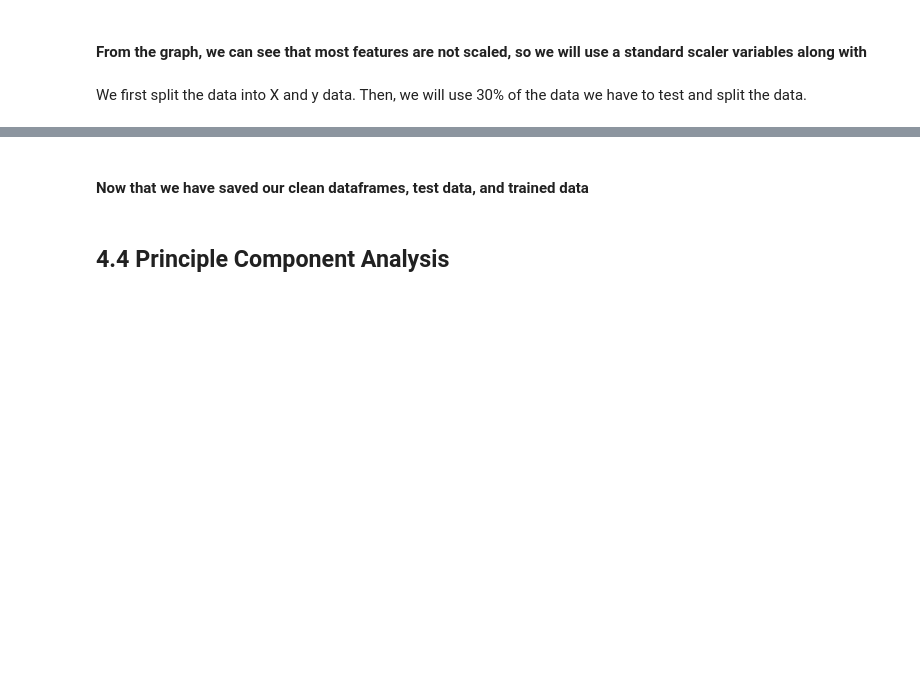
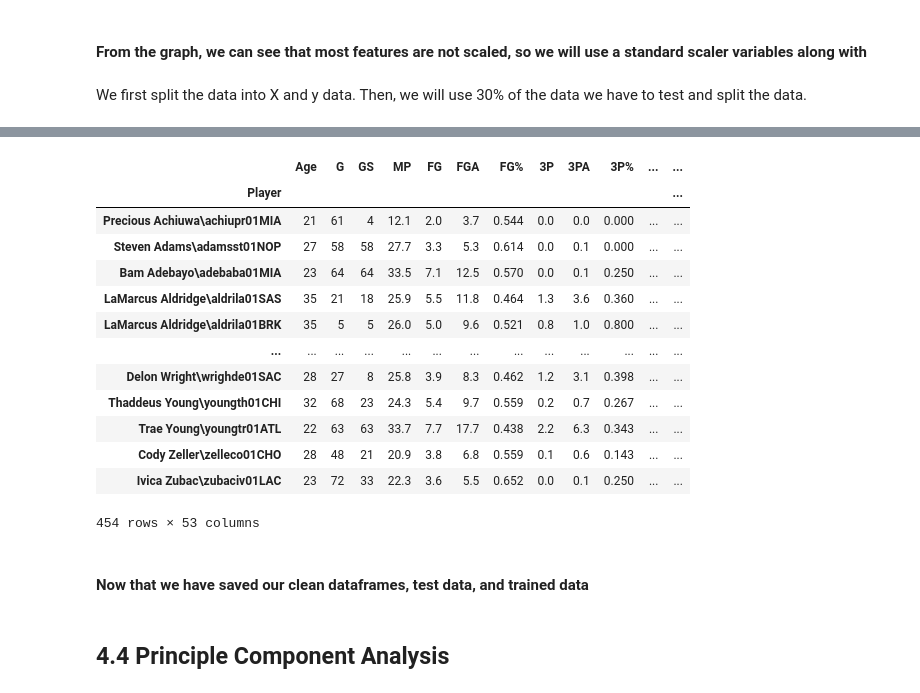
Before and after one commit to frankli073/Capstone_Project2, a Jupyter notebook: 4_Preprocessing_and_Training_Data_Development.ipynb, the cells around one changed output, grey strips where cells are left out. Drawn from its saved outputs; the diff is of its cells as text; code cells hidden in the pictures; blank space fills up the shorter version.

```diff
--- a/4_Preprocessing_and_Training_Data_Development.ipynb
+++ b/4_Preprocessing_and_Training_Data_Development.ipynb
@@ -201,4 +216,21 @@ X_scaled = ss.fit_transform(X)
 # %%
 X_train, X_test, y_train, y_test = train_test_split(X_scaled, y, test_size=.3, random_state=100)
+# %%
+df
+# %% [output]
+|  | Age | G | GS | MP | FG | FGA | FG% | 3P | 3PA | 3P% | ... | ... |
+| Player |  |  |  |  |  |  |  |  |  |  |  | ... |
+| Precious Achiuwa\achiupr01MIA | 21 | 61 | 4 | 12.1 | 2.0 | 3.7 | 0.544 | 0.0 | 0.0 | 0.000 | ... | ... |
+| Steven Adams\adamsst01NOP | 27 | 58 | 58 | 27.7 | 3.3 | 5.3 | 0.614 | 0.0 | 0.1 | 0.000 | ... | ... |
+| Bam Adebayo\adebaba01MIA | 23 | 64 | 64 | 33.5 | 7.1 | 12.5 | 0.570 | 0.0 | 0.1 | 0.250 | ... | ... |
+| LaMarcus Aldridge\aldrila01SAS | 35 | 21 | 18 | 25.9 | 5.5 | 11.8 | 0.464 | 1.3 | 3.6 | 0.360 | ... | ... |
+| LaMarcus Aldridge\aldrila01BRK | 35 | 5 | 5 | 26.0 | 5.0 | 9.6 | 0.521 | 0.8 | 1.0 | 0.800 | ... | ... |
+| ... | ... | ... | ... | ... | ... | ... | ... | ... | ... | ... | ... | ... |
+| Delon Wright\wrighde01SAC | 28 | 27 | 8 | 25.8 | 3.9 | 8.3 | 0.462 | 1.2 | 3.1 | 0.398 | ... | ... |
+| Thaddeus Young\youngth01CHI | 32 | 68 | 23 | 24.3 | 5.4 | 9.7 | 0.559 | 0.2 | 0.7 | 0.267 | ... | ... |
+| Trae Young\youngtr01ATL | 22 | 63 | 63 | 33.7 | 7.7 | 17.7 | 0.438 | 2.2 | 6.3 | 0.343 | ... | ... |
+| Cody Zeller\zelleco01CHO | 28 | 48 | 21 | 20.9 | 3.8 | 6.8 | 0.559 | 0.1 | 0.6 | 0.143 | ... | ... |
+| Ivica Zubac\zubaciv01LAC | 23 | 72 | 33 | 22.3 | 3.6 | 5.5 | 0.652 | 0.0 | 0.1 | 0.250 | ... | ... |
+454 rows × 53 columns
 # %%
 datapath = '../Capstone_Project2/'
```
Also changed, not shown: parts of 7 cells of this notebook, 6 other files.
